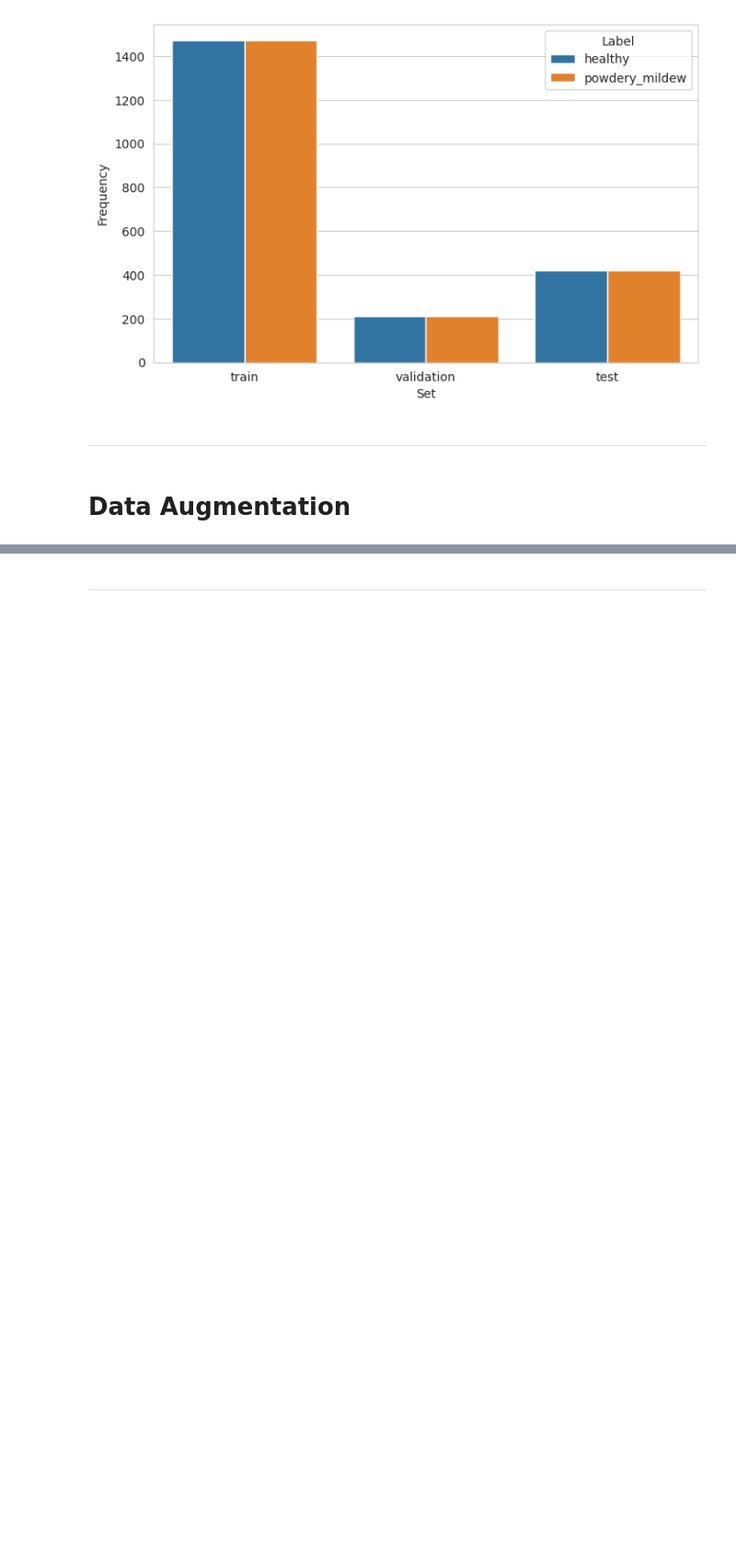
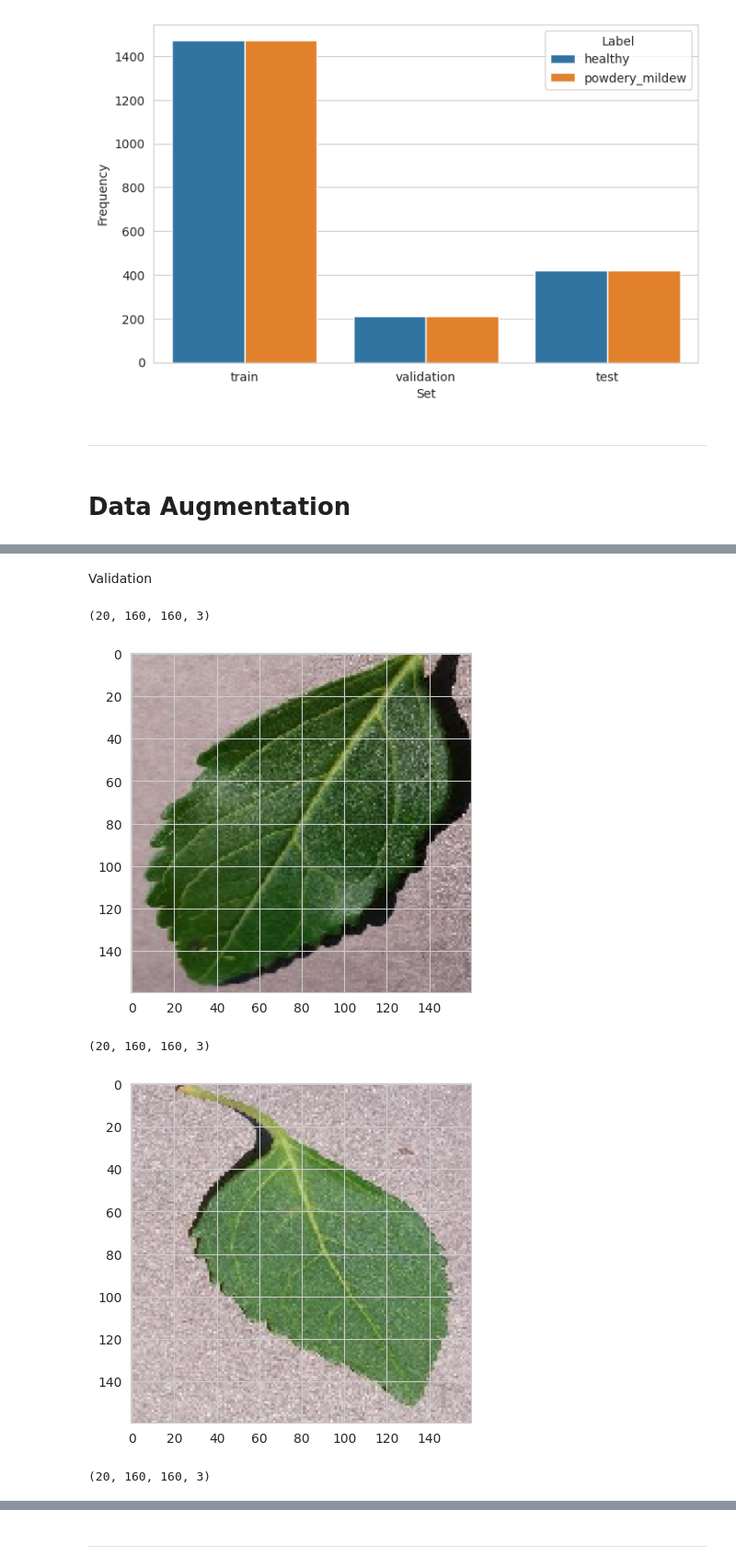
Before and after one commit to HughKeenan/CherryPicker, a Jupyter notebook: jupyter_notebooks/Modelling_And_Evaluating.ipynb, the cells around one changed output, grey strips where cells are left out. Shown at 92% size. Drawn from its saved outputs; the diff is of its cells as text; code cells hidden in the pictures; blank space fills up the shorter version.

```diff
--- a/jupyter_notebooks/Modelling_And_Evaluating.ipynb
+++ b/jupyter_notebooks/Modelling_And_Evaluating.ipynb
@@ -157,0 +199,10 @@ plt.show()
+# %%
+validation_set = ImageDataGenerator(rescale=1./255).flow_from_directory(val_path,
+                                                                        target_size=image_shape[:2],
+                                                                        color_mode='rgb',
+                                                                        batch_size=batch_size,
+                                                                        class_mode='binary',
+                                                                        shuffle=False
+                                                                        )
+
+validation_set.class_indices
@@ -157,0 +244,14 @@ plt.show()
+# %% [markdown]
+Validation
+# %%
+for _ in range(3):
+    img, label = next(validation_set)
+    print(img.shape)  # (1,256,256,3)
+    plt.imshow(img[0])
+    plt.show()
+# %% [output]
+(20, 160, 160, 3)
+[figure, added]
+(20, 160, 160, 3)
+[figure, added]
+(20, 160, 160, 3)
```
Also changed, not shown: parts of 30 cells of this notebook, 1 other file.
